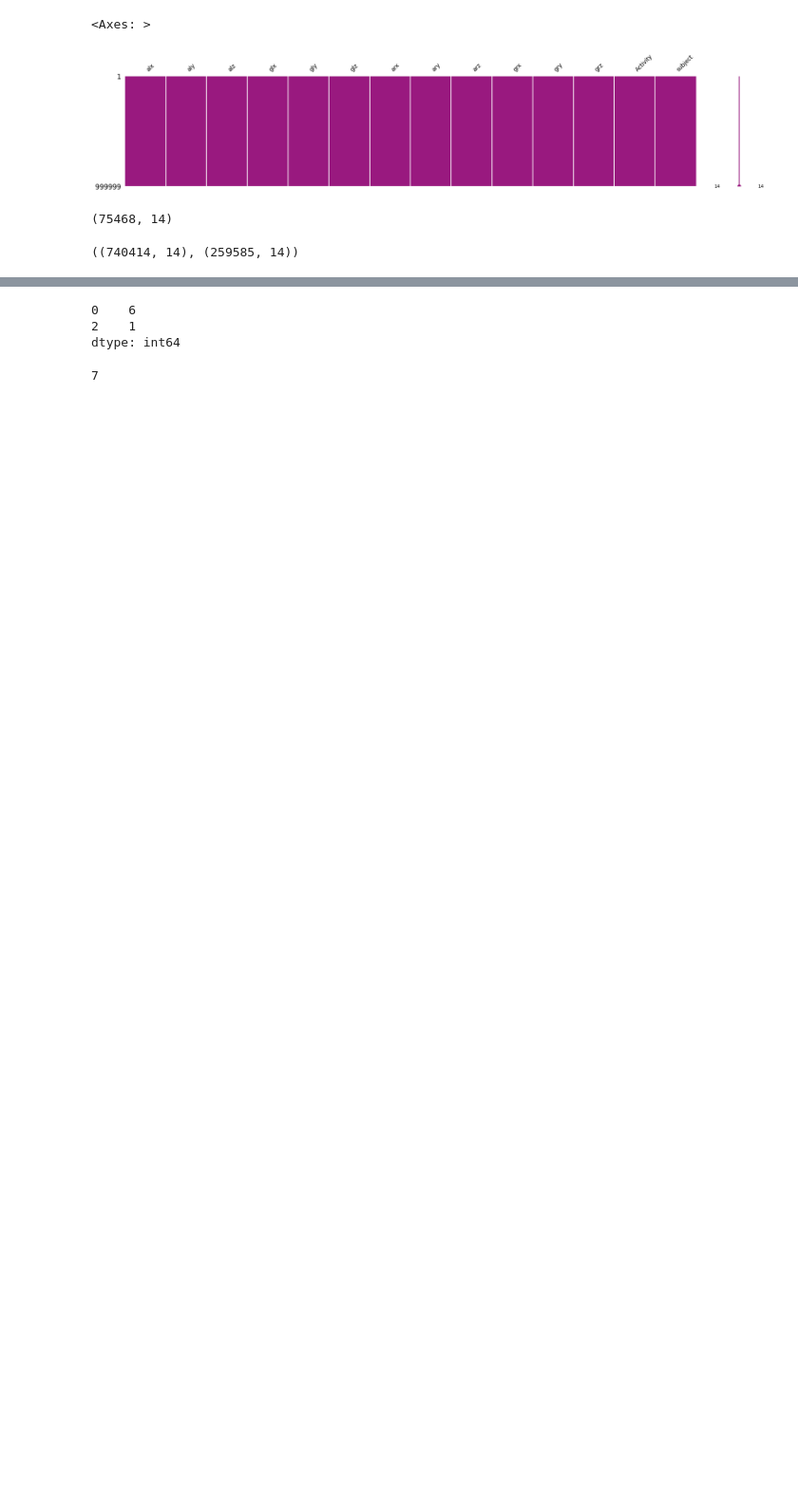
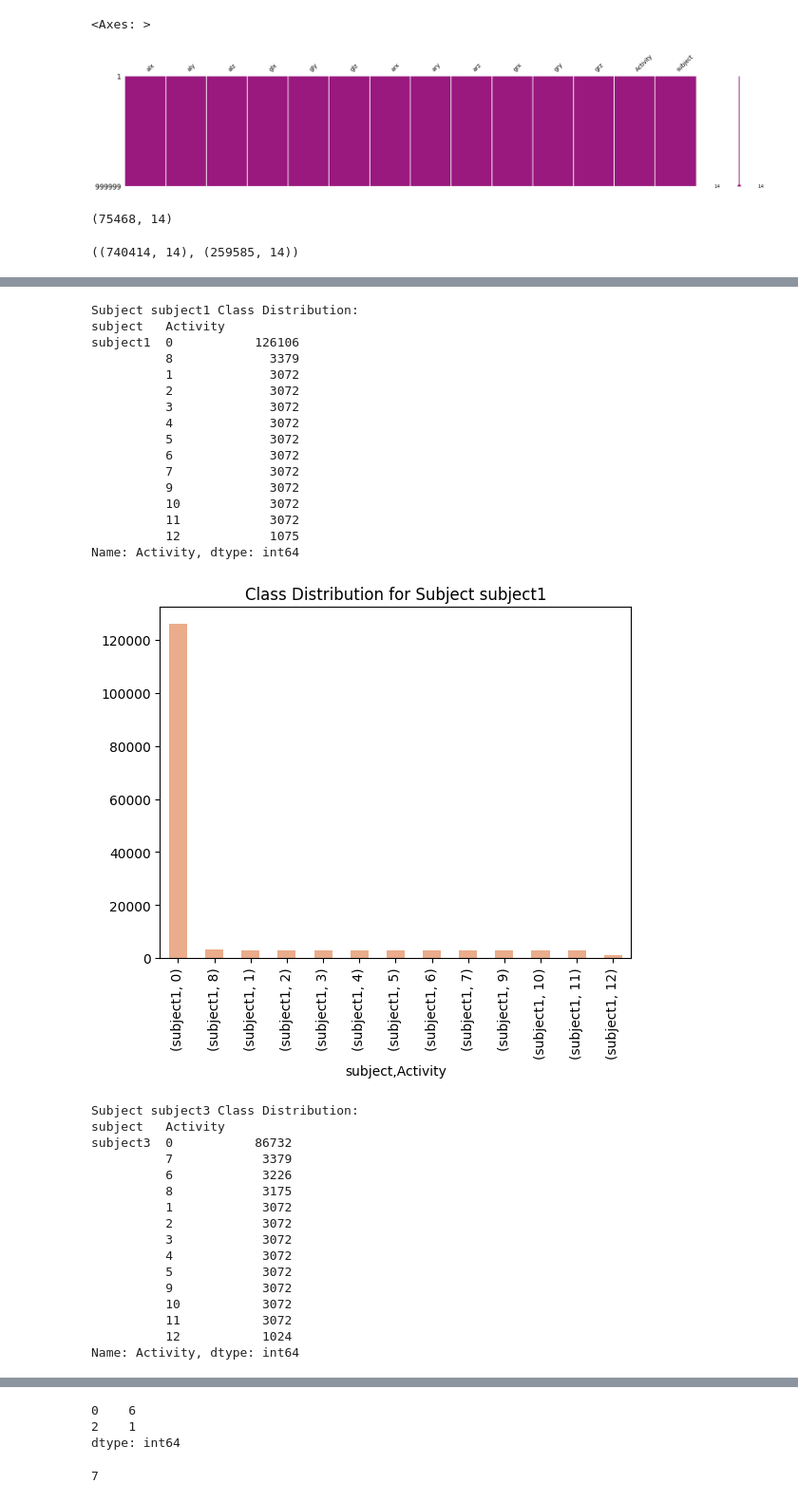
Before and after one commit to Kevin-Yau/CHL5230, a Jupyter notebook: Datathon_5.ipynb, the cells around one changed output, grey strips where cells are left out. Shown at 95% size. Saved outputs shown, nothing was run; the diff lists cells and outputs as text; code cells hidden in the pictures; blank space fills up the shorter version.

```diff
--- a/Datathon_5.ipynb
+++ b/Datathon_5.ipynb
@@ -162,0 +215,49 @@ train_df.head()
+# %%
+import matplotlib.pyplot as plt
+
+# Assuming 'Activity' is the target variable
+class_distribution_per_subject = train_df.groupby('subject')['Activity'].value_counts()
+
+# Display the class distribution for each subject
+for subject, distribution in class_distribution_per_subject.groupby(level=0):
+    print(f"Subject {subject} Class Distribution:")
+    print(distribution)
+    print()
+
+    # Optional: Plotting the distribution for each subject
+    distribution.plot(kind='bar', title=f'Class Distribution for Subject {subject}')
+    plt.show()
+# %% [output]
+Subject subject1 Class Distribution:
+subject   Activity
+subject1  0           126106
+          8             3379
+          1             3072
+          2             3072
+          3             3072
+          4             3072
+          5             3072
+          6             3072
+          7             3072
+          9             3072
+          10            3072
+          11            3072
+          12            1075
+Name: Activity, dtype: int64
+[figure, added]
+Subject subject3 Class Distribution:
+subject   Activity
+subject3  0           86732
+          7            3379
+          6            3226
+          8            3175
+          1            3072
+          2            3072
+          3            3072
+          4            3072
+          5            3072
+          9            3072
+          10           3072
+          11           3072
+          12           1024
+Name: Activity, dtype: int64
```
Also changed, not shown: parts of 19 cells of this notebook.
